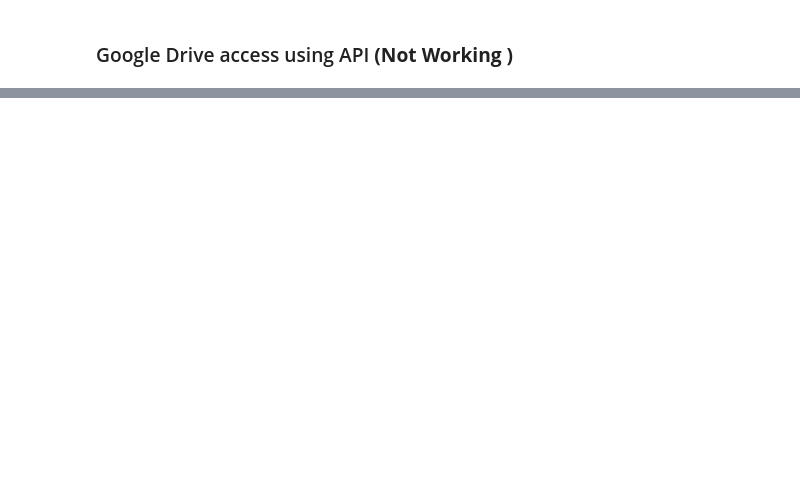
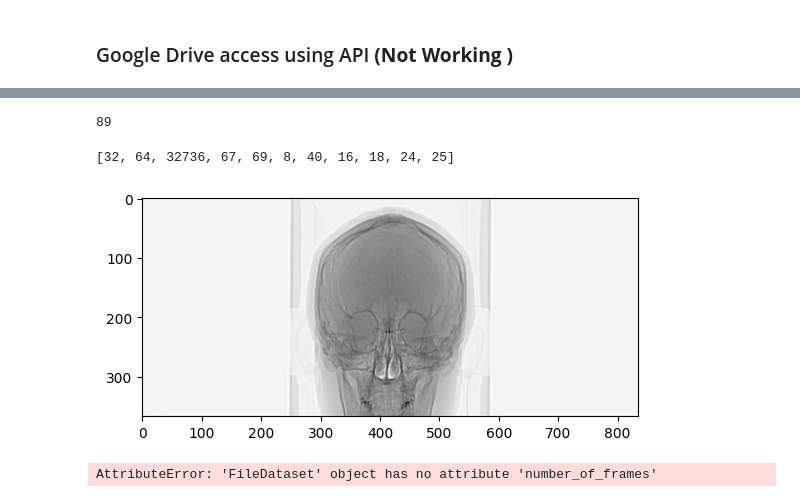
Before and after one commit to Spyder96/Origin-Medical-Research-DE-Challenge, a Jupyter notebook: main.ipynb, the cells around one changed output, grey strips where cells are left out. Drawn from its saved outputs; the diff is of its cells as text; code cells hidden in the pictures; blank space fills up the shorter version.

Commit message:
dicom data extraction

```diff
--- a/main.ipynb
+++ b/main.ipynb
@@ -158,0 +311,10 @@ except HttpError as error:
+# %%
+import os
+# Directory containing DICOM files
+dicom_dir = r"C:\Projects\Origin Medical Research DE Challenge\RC-datasets\data-operations_role-challenge-2_DICOM-processing-analysis\assets\dicom-dataset"
+# %%
+# List all files in the directory
+files = os.listdir(dicom_dir)
+
+# Filtering only PDF files
+dicom_files = [file for file in files if file.endswith(".dcm") ]
@@ -158,0 +325,2 @@ except HttpError as error:
+# %%
+dicom_file_path = os.path.join(dicom_dir,files[0])
@@ -158,0 +359,24 @@ except HttpError as error:
+# %%
+len(group_list)
+# %% [output]
+89
+# %%
+list(set(group_list))
+# %% [output]
+[32, 64, 32736, 67, 69, 8, 40, 16, 18, 24, 25]
+# %%
+import matplotlib.pyplot as plt
+from pydicom import dcmread, examples
+
+ds = dcmread(dicom_file_path)
+# `arr` is a numpy.ndarray
+arr = ds.pixel_array
+
+plt.imshow(arr, cmap="Grays")
+plt.show()
+# %% [output]
+[figure, added]
+# %%
+ds.number_of_frames
+# %% [output]
+AttributeError: 'FileDataset' object has no attribute 'number_of_frames'
```
Also changed, not shown: parts of 28 cells of this notebook, 2 other files.
